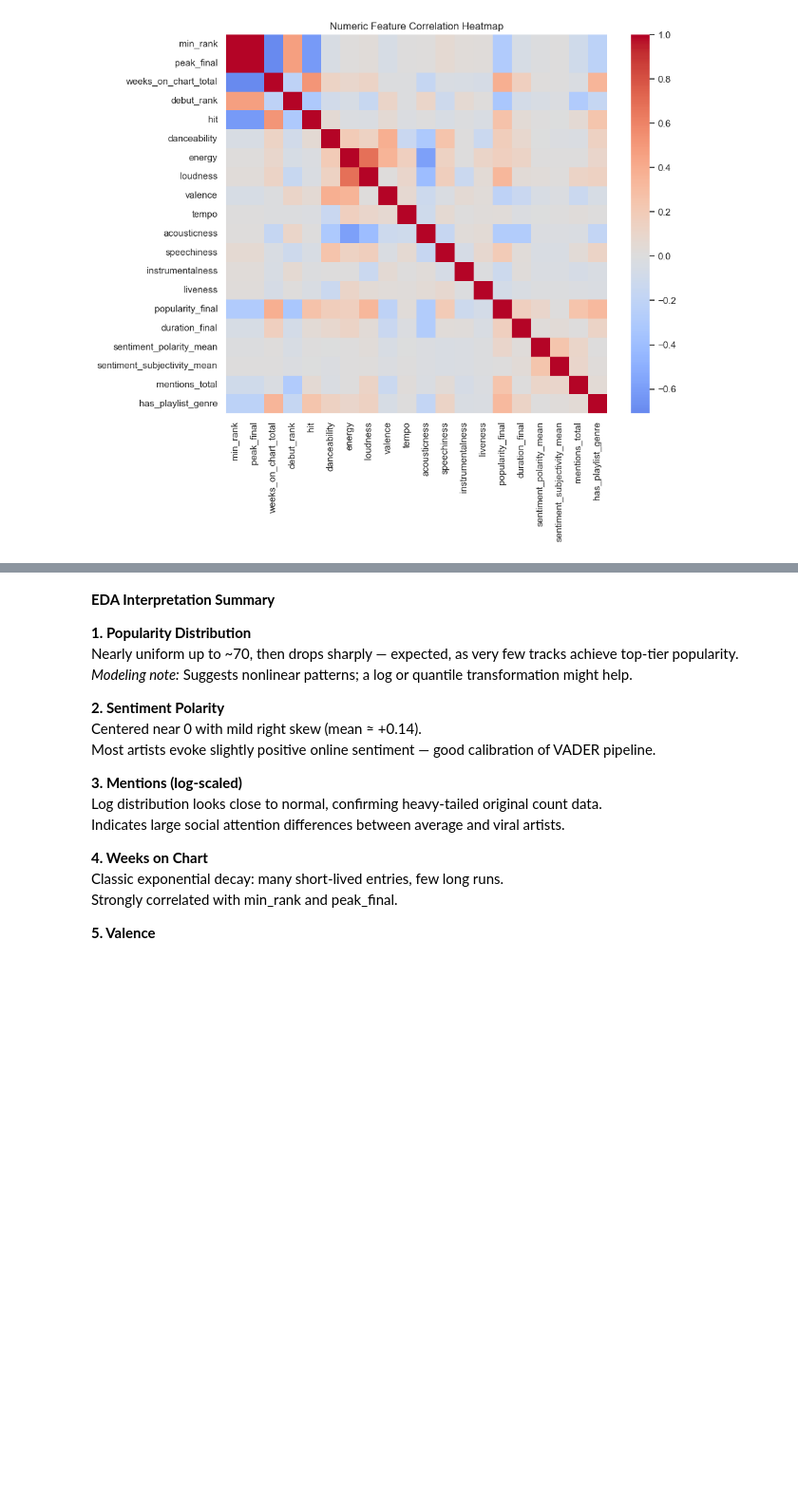
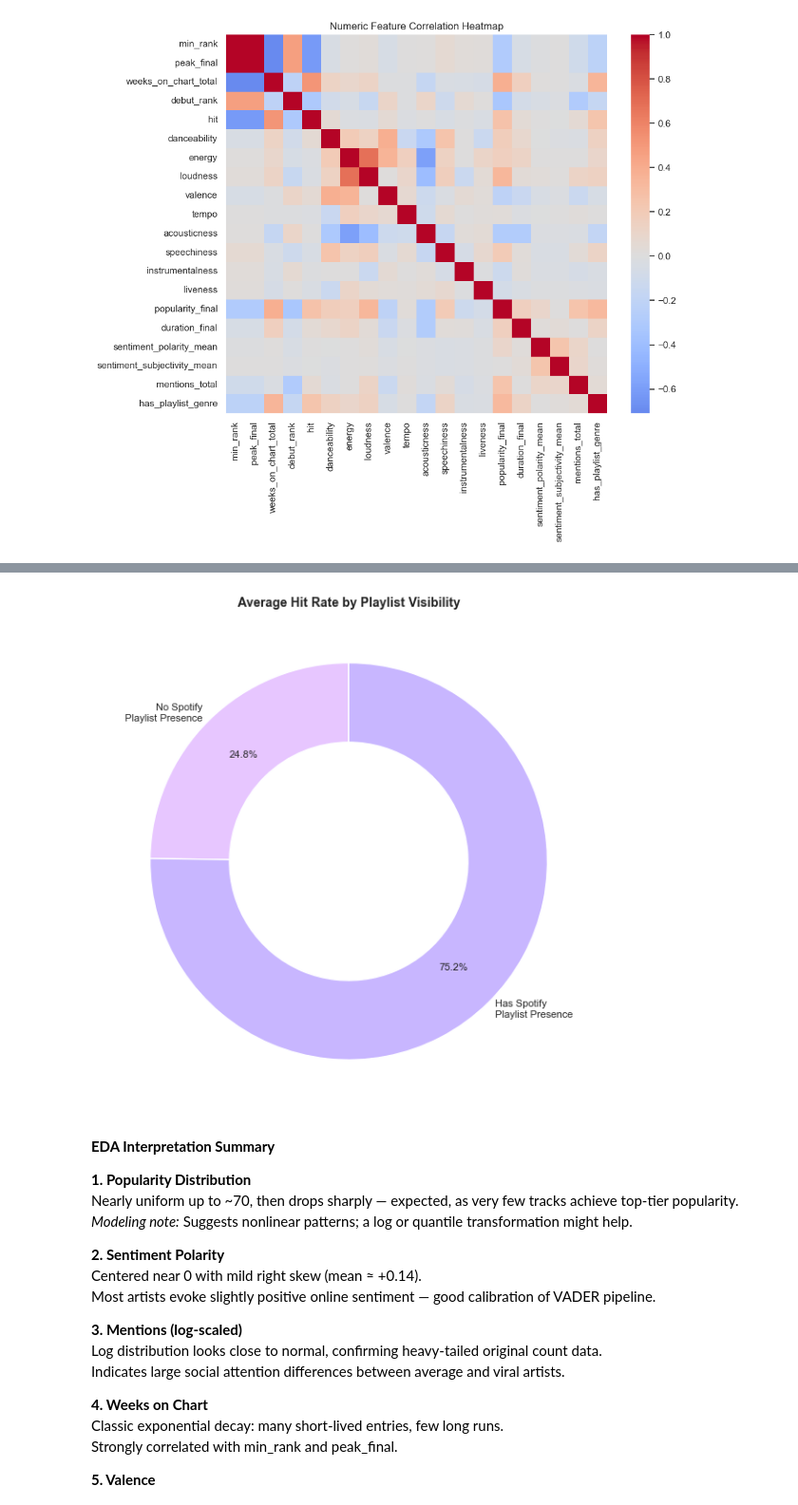
Before and after one commit to priyadarshanparida/media-success-prediction, a Jupyter notebook: code/media_success_prediction.ipynb, the cells around one changed output, grey strips where cells are left out. Shown at 95% size. Drawn from its saved outputs; the diff is of its cells as text; code cells hidden in the pictures; blank space fills up the shorter version.

```diff
--- a/code/media_success_prediction.ipynb
+++ b/code/media_success_prediction.ipynb
@@ -739,3 +760,39 @@ plt.show()
+# %%
+# Soft theme
+sns.set_theme(style="whitegrid")
+
+# Data prep
+pleasant_palette = ["#e7c6ff", "#c8b6ff"]  # soft green, soft pink
+hit_rate = (
+    merged.groupby("has_playlist_genre")["hit"]
+    .mean()
+    .rename({0: "No Spotify\nPlaylist Presence", 1: "Has Spotify\nPlaylist Presence"})
+)
+
+# Donut chart
+fig, ax = plt.subplots(figsize=(6, 6))
+wedges, texts, autotexts = ax.pie(
+    hit_rate.values,
+    labels=hit_rate.index,
+    autopct="%1.1f%%",
+    startangle=90,
+    colors=pleasant_palette,
+    wedgeprops=dict(width=0.4, edgecolor="white"),
+    textprops={"fontsize": 8, "weight": "regular"},
+    pctdistance=0.75,      # Move value labels outward (default is 0.6)
+    labeldistance=1.05     # Move category labels outward (default is 1.1)
+)
+
+# Center circle (donut hole)
+centre_circle = plt.Circle((0, 0), 0.50, fc="white")
+ax.add_artist(centre_circle)
+
+# Title and polish
+ax.set_title("Average Hit Rate by Playlist Visibility", fontsize=10, weight="bold", pad=5)
+plt.tight_layout()
+plt.show()
+# %% [output]
+[figure, added]
 # %% [markdown]
 **EDA Interpretation Summary**
 
```
Also changed, not shown: parts of 6 cells of this notebook.
